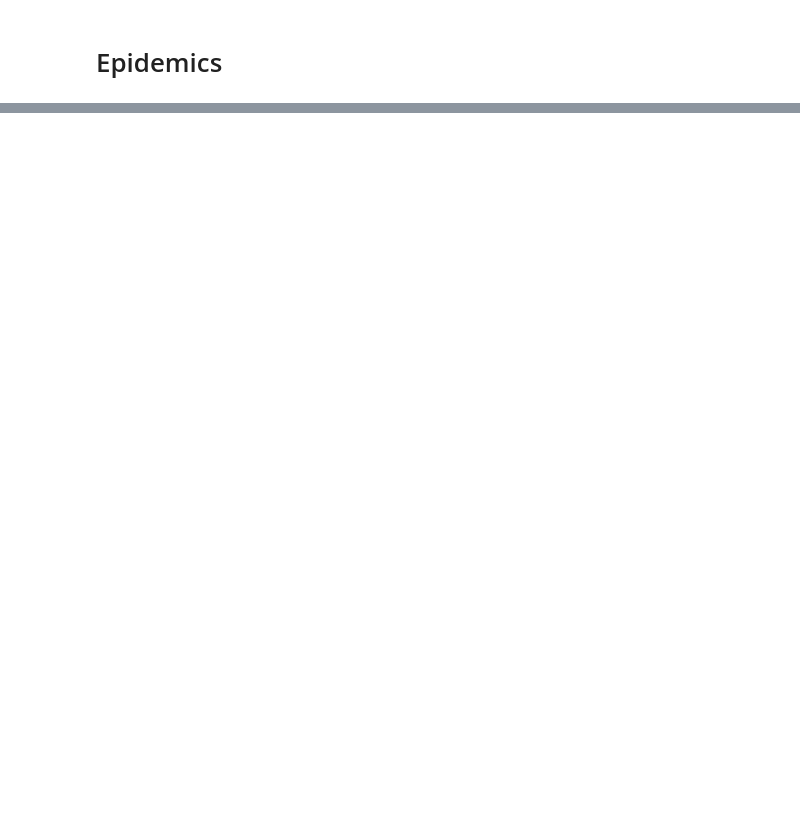
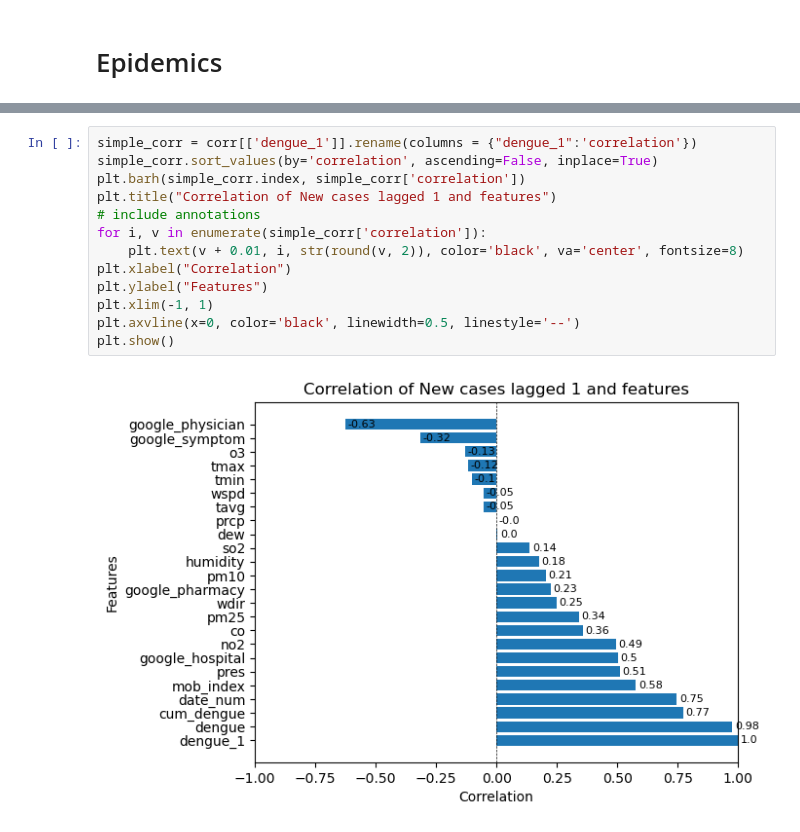
Before and after one commit to danielgvb/thesis, a Jupyter notebook: EDA/03_feature_selection.ipynb, the cells around one changed output, grey strips where cells are left out. Drawn from its saved outputs; the diff is of its cells as text; blank space fills up the shorter version.

```diff
--- a/EDA/03_feature_selection.ipynb
+++ b/EDA/03_feature_selection.ipynb
@@ -1026,0 +1165,15 @@ Selected features via PFA: ['StringencyIndex_Average', 'date_num', 'google_physi
+# %%
+simple_corr = corr[['dengue_1']].rename(columns = {"dengue_1":'correlation'})
+simple_corr.sort_values(by='correlation', ascending=False, inplace=True)
+plt.barh(simple_corr.index, simple_corr['correlation'])
+plt.title("Correlation of New cases lagged 1 and features")
+# include annotations
+for i, v in enumerate(simple_corr['correlation']):
+    plt.text(v + 0.01, i, str(round(v, 2)), color='black', va='center', fontsize=8)
+plt.xlabel("Correlation")
+plt.ylabel("Features")
+plt.xlim(-1, 1)
+plt.axvline(x=0, color='black', linewidth=0.5, linestyle='--')
+plt.show()
+# %% [output]
+[figure, added]
```
Also changed, not shown: parts of 83 cells of this notebook, 13 other files.
